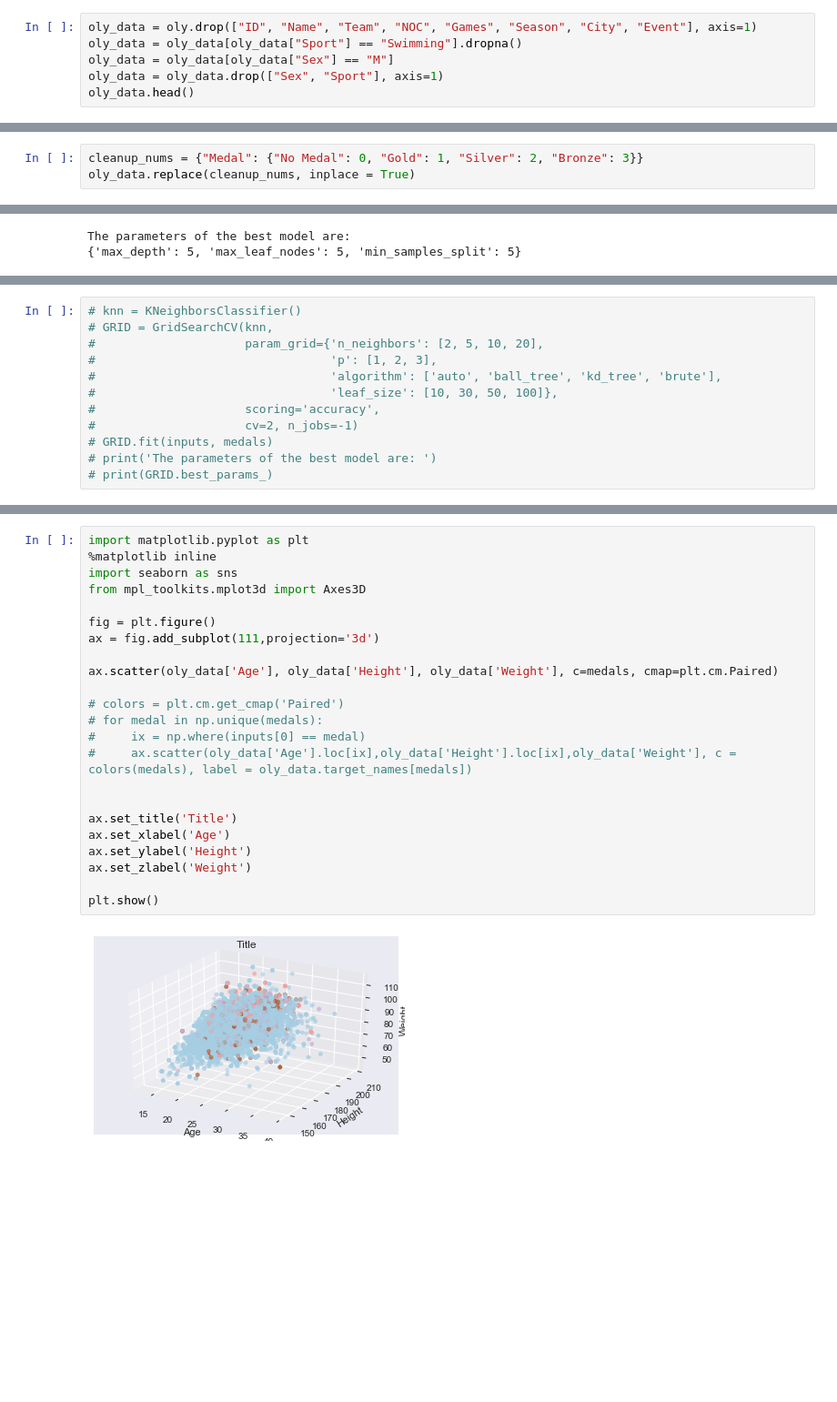
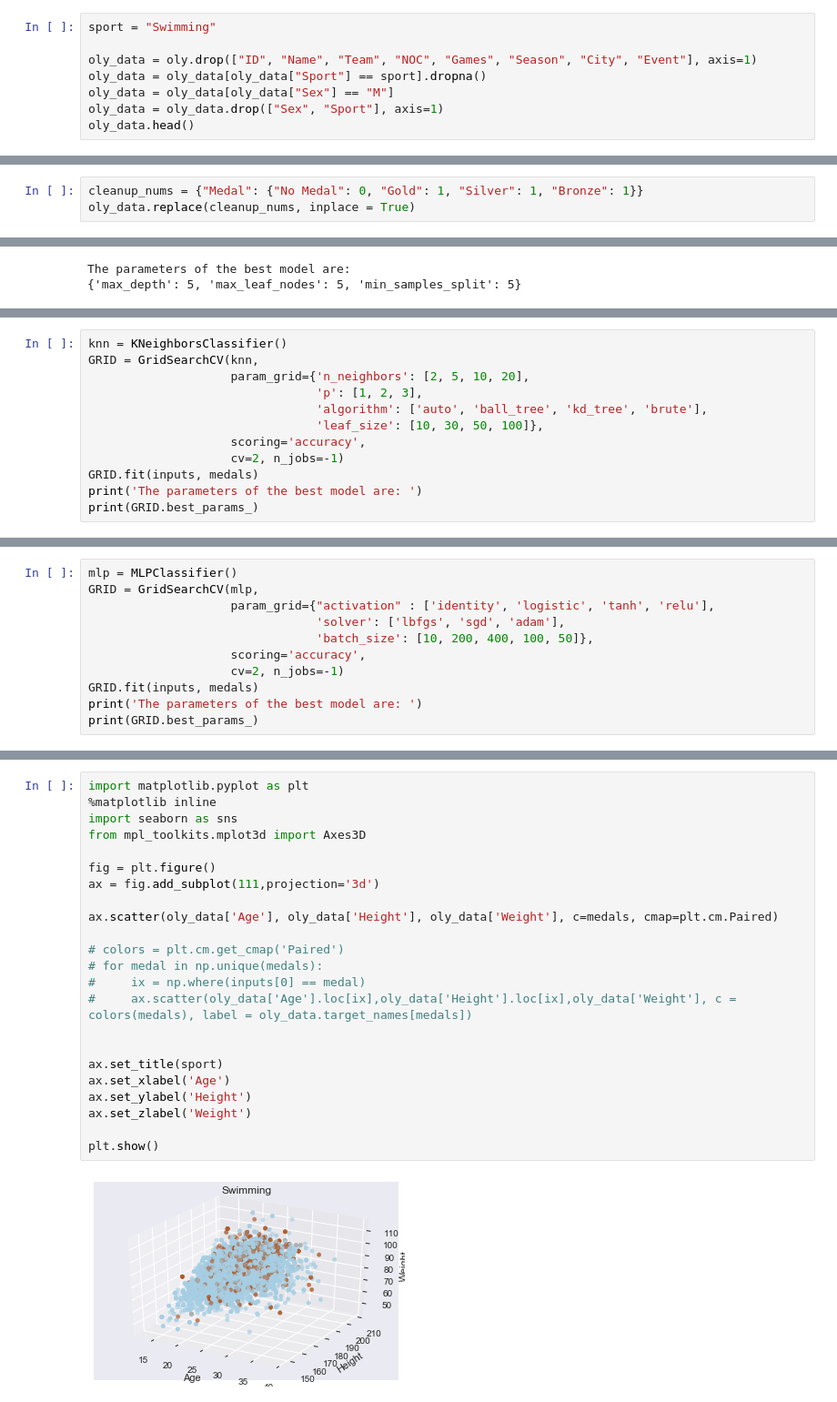
Before and after one commit to zackwitz/DSFinal, a Jupyter notebook: Final Project.ipynb, the cells around one changed output, grey strips where cells are left out. Shown at 91% size. Saved outputs shown, nothing was run; the diff lists cells and outputs as text; blank space fills up the shorter version.

```diff
--- a/Final Project.ipynb
+++ b/Final Project.ipynb
@@ -34,6 +46,8 @@ oly.head()
 # %%
+sport = "Swimming"
+
 oly_data = oly.drop(["ID", "Name", "Team", "NOC", "Games", "Season", "City", "Event"], axis=1)
-oly_data = oly_data[oly_data["Sport"] == "Swimming"].dropna()
+oly_data = oly_data[oly_data["Sport"] == sport].dropna()
 oly_data = oly_data[oly_data["Sex"] == "M"]
 oly_data = oly_data.drop(["Sex", "Sport"], axis=1)
 oly_data.head()
@@ -45,7 +59,7 @@ oly_data.head()
 | 103 | 25.0 | 194.0 | 78.0 | 2000 | No Medal |
 | 104 | 25.0 | 194.0 | 78.0 | 2000 | No Medal |
 # %%
-cleanup_nums = {"Medal": {"No Medal": 0, "Gold": 1, "Silver": 2, "Bronze": 3}}
+cleanup_nums = {"Medal": {"No Medal": 0, "Gold": 1, "Silver": 1, "Bronze": 1}}
 oly_data.replace(cleanup_nums, inplace = True)
 # %%
 medals = oly_data["Medal"]
@@ -91,12 +109,12 @@ Cross-validation of values
 # %%
-# knn = KNeighborsClassifier()
-# GRID = GridSearchCV(knn,
-#                     param_grid={'n_neighbors': [2, 5, 10, 20],
-#                                 'p': [1, 2, 3],
-#                                 'algorithm': ['auto', 'ball_tree', 'kd_tree', 'brute'],
-#                                 'leaf_size': [10, 30, 50, 100]},
-#                     scoring='accuracy',
-#                     cv=2, n_jobs=-1)
-# GRID.fit(inputs, medals)
-# print('The parameters of the best model are: ')
-# print(GRID.best_params_)
+knn = KNeighborsClassifier()
+GRID = GridSearchCV(knn,
+                    param_grid={'n_neighbors': [2, 5, 10, 20],
+                                'p': [1, 2, 3],
+                                'algorithm': ['auto', 'ball_tree', 'kd_tree', 'brute'],
+                                'leaf_size': [10, 30, 50, 100]},
+                    scoring='accuracy',
+                    cv=2, n_jobs=-1)
+GRID.fit(inputs, medals)
+print('The parameters of the best model are: ')
+print(GRID.best_params_)
@@ -109,0 +142,11 @@ Cross-validation of values
+# %%
+mlp = MLPClassifier()
+GRID = GridSearchCV(mlp,
+                    param_grid={"activation" : ['identity', 'logistic', 'tanh', 'relu'],
+                                'solver': ['lbfgs', 'sgd', 'adam'],
+                                'batch_size': [10, 200, 400, 100, 50]},
+                    scoring='accuracy',
+                    cv=2, n_jobs=-1)
+GRID.fit(inputs, medals)
+print('The parameters of the best model are: ')
+print(GRID.best_params_)
@@ -110,25 +163,25 @@ Cross-validation of values
 # %%
 import matplotlib.pyplot as plt
 %matplotlib inline
 import seaborn as sns
 from mpl_toolkits.mplot3d import Axes3D
 
 fig = plt.figure()
 ax = fig.add_subplot(111,projection='3d')
 
 ax.scatter(oly_data['Age'], oly_data['Height'], oly_data['Weight'], c=medals, cmap=plt.cm.Paired)
 
 # colors = plt.cm.get_cmap('Paired')
 # for medal in np.unique(medals):
 #     ix = np.where(inputs[0] == medal)
 #     ax.scatter(oly_data['Age'].loc[ix],oly_data['Height'].loc[ix],oly_data['Weight'], c = colors(medals), label = oly_data.target_names[medals])
 
 
-ax.set_title('Title')
+ax.set_title(sport)
 ax.set_xlabel('Age')
 ax.set_ylabel('Height')
 ax.set_zlabel('Weight')
 
 plt.show()
 # %% [output]
-[figure, old version]
+[figure, new version]
```
Also changed, not shown: parts of 9 cells of this notebook.
